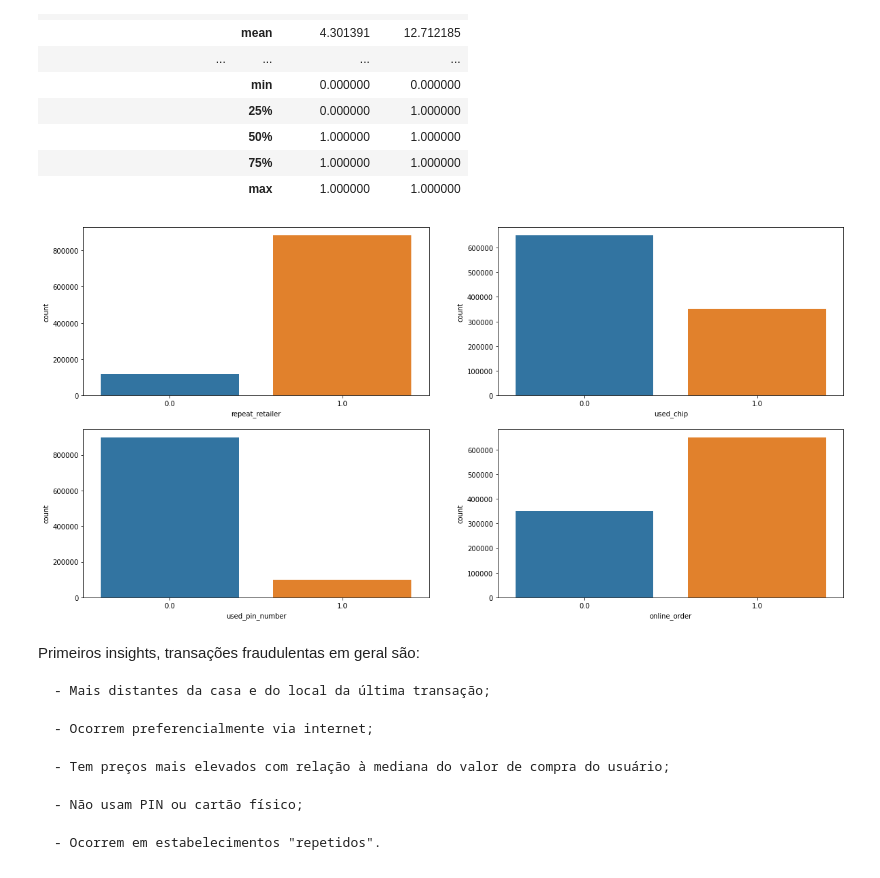
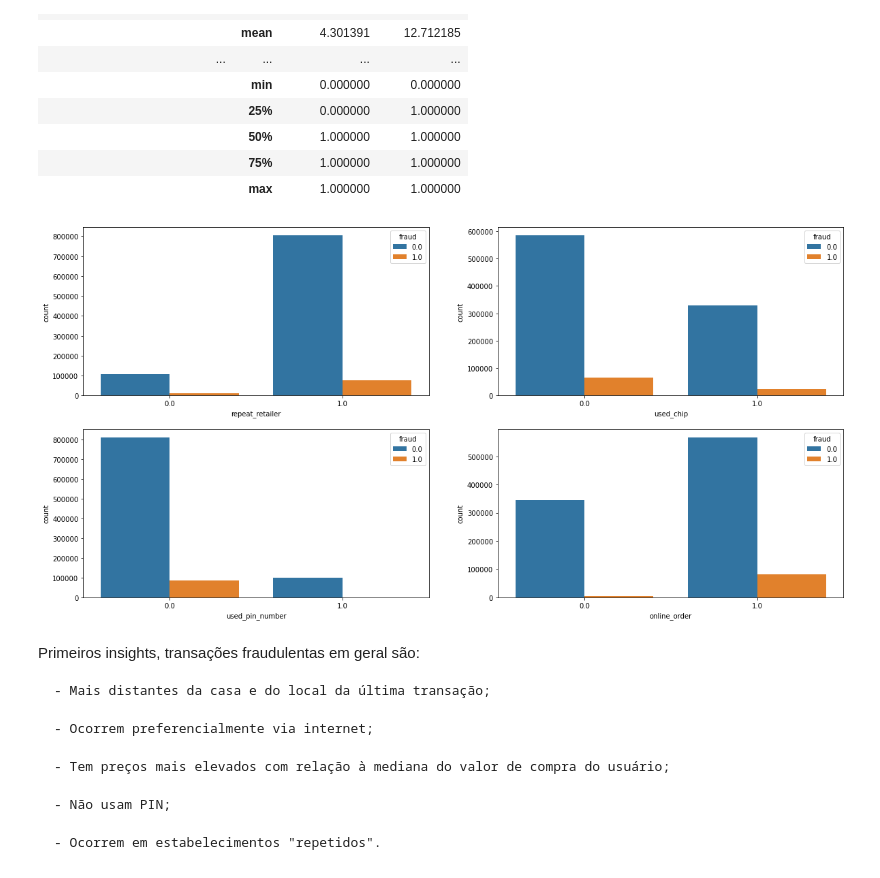
Before and after one commit to jackson-simionato/fase2_pos_tech, a Jupyter notebook: 2_Machine_Learning_Avancado/Aula6_Classification_Report/Aula6_Classification_Report.ipynb, the cells around one changed output. Drawn from its saved outputs; the diff is of its cells as text; code cells hidden in the pictures.

```diff
--- a/2_Machine_Learning_Avancado/Aula6_Classification_Report/Aula6_Classification_Report.ipynb
+++ b/2_Machine_Learning_Avancado/Aula6_Classification_Report/Aula6_Classification_Report.ipynb
@@ -132,15 +132,15 @@ dados.groupby('fraud').describe().T
 # %%
 fig,ax = plt.subplots(ncols=2, nrows=2, figsize=(20,10))
 
-sns.countplot(data=dados, x='repeat_retailer', ax=ax[0,0])
-sns.countplot(data=dados, x='used_chip', ax=ax[0,1])
-sns.countplot(data=dados, x='used_pin_number', ax=ax[1,0])
-sns.countplot(data=dados, x='online_order', ax=ax[1,1])
+sns.countplot(data=dados, x='repeat_retailer', ax=ax[0,0], hue='fraud')
+sns.countplot(data=dados, x='used_chip', ax=ax[0,1], hue='fraud')
+sns.countplot(data=dados, x='used_pin_number', ax=ax[1,0], hue='fraud')
+sns.countplot(data=dados, x='online_order', ax=ax[1,1], hue='fraud')
 
 
 plt.show()
 # %% [output]
-[figure, old version]
+[figure, new version]
 # %% [markdown]
 Primeiros insights, transações fraudulentas em geral são:
 
@@ -150,6 +150,6 @@ Primeiros insights, transações fraudulentas em geral são:
 
     - Tem preços mais elevados com relação à mediana do valor de compra do usuário;
 
-    - Não usam PIN ou cartão físico;
+    - Não usam PIN;
 
     - Ocorrem em estabelecimentos "repetidos".
```
Also changed, not shown: parts of 33 cells of this notebook.
